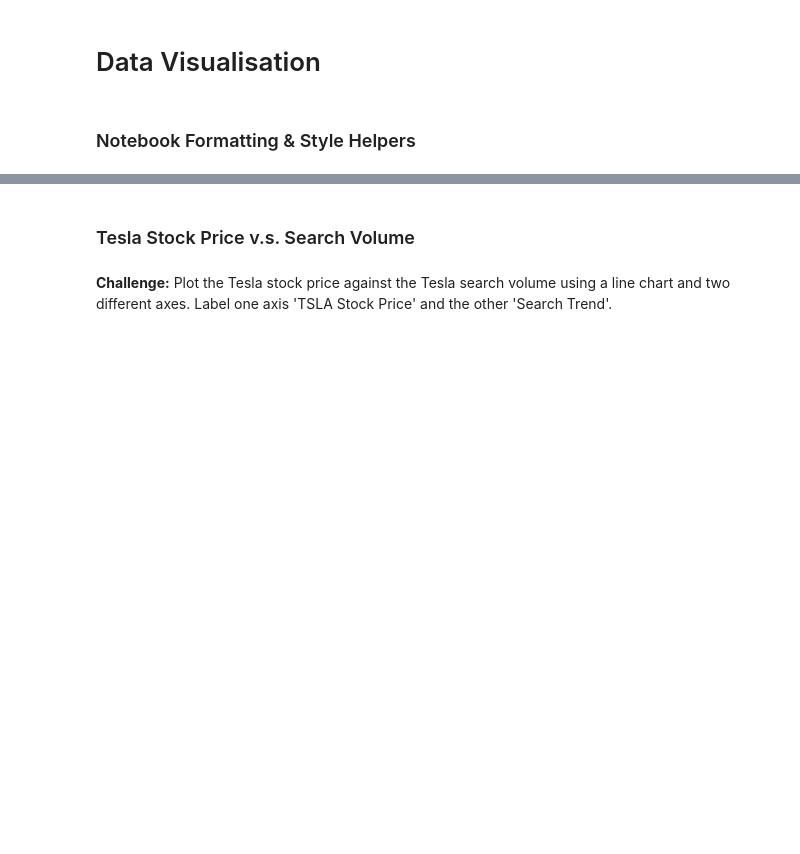
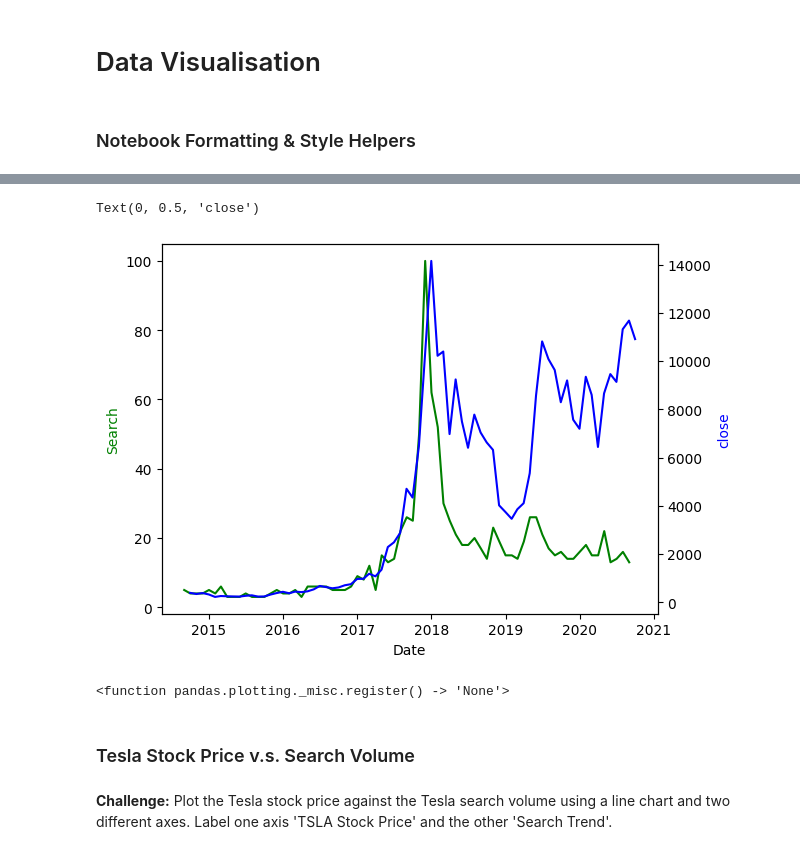
Before and after one commit to marcoman/experimental-100, a Jupyter notebook: 71-80/75/start/Google Trends Data Viz (start)/Google Trends and Data Visualisation (start).ipynb, the cells around one changed output, grey strips where cells are left out. Cells and saved outputs as stored; diff of their text form; code cells hidden in the pictures; blank space fills up the shorter version.

```diff
--- a/71-80/75/start/Google Trends Data Viz (start)/Google Trends and Data Visualisation (start).ipynb
+++ b/71-80/75/start/Google Trends Data Viz (start)/Google Trends and Data Visualisation (start).ipynb
@@ -217,2 +227,4 @@ Number of missing values:
 # %% [markdown]
 **Challenge**: Remove any missing values that you found.
+# %%
+df_btc_price.dropna(inplace=True)
@@ -222,0 +271,4 @@ Number of missing values:
+# %%
+# Convert Entire Column
+df_btc_price.DATE = pd.to_datetime(df_btc_price.DATE)
+df_btc_price.head()
@@ -222,0 +282,4 @@ Number of missing values:
+# %%
+import pandas as pd
+df_btc_search.MONTH = pd.to_datetime(df_btc_search.MONTH)
+df_btc_search.head()
@@ -226,0 +380,3 @@ Number of missing values:
+# %%
+df_btc_price_monthly = df_btc_price.resample('ME', on='DATE').last()
+df_btc_price_monthly.head()
@@ -233,5 +424,22 @@ Number of missing values:
+# %%
+ax1 = plt.gca()
+ax2 = ax1.twinx()
+
+ax1.plot(df_btc_search.MONTH, df_btc_search.BTC_NEWS_SEARCH, label='search', color = 'g')
+ax2.plot(df_btc_price_monthly.index, df_btc_price_monthly.CLOSE, label='close', color='blue')
+
+ax1.set_xlabel('Date')
+ax1.set_ylabel('Search', color='green')
+ax2.set_ylabel('close', color='blue')
+# %% [output]
+Text(0, 0.5, 'close')
+[figure, added]
 # %%
 # Register date converters to avoid warning messages
+from pandas.plotting import register_matplotlib_converters
+register_matplotlib_converters
+# %% [output]
+<function pandas.plotting._misc.register() -> 'None'>
 # %% [markdown]
 ### Tesla Stock Price v.s. Search Volume
 # %% [markdown]
```
Also changed, not shown: parts of 27 cells of this notebook, 1 other file.
